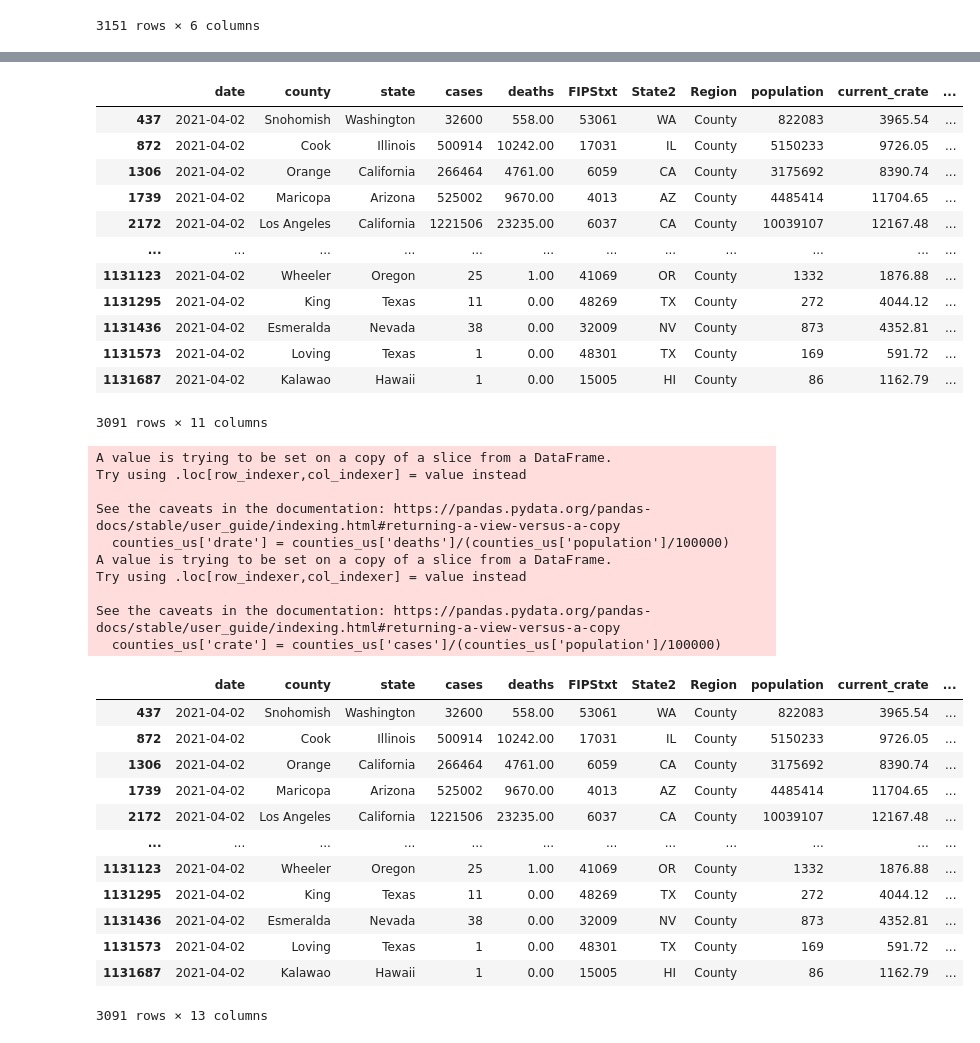
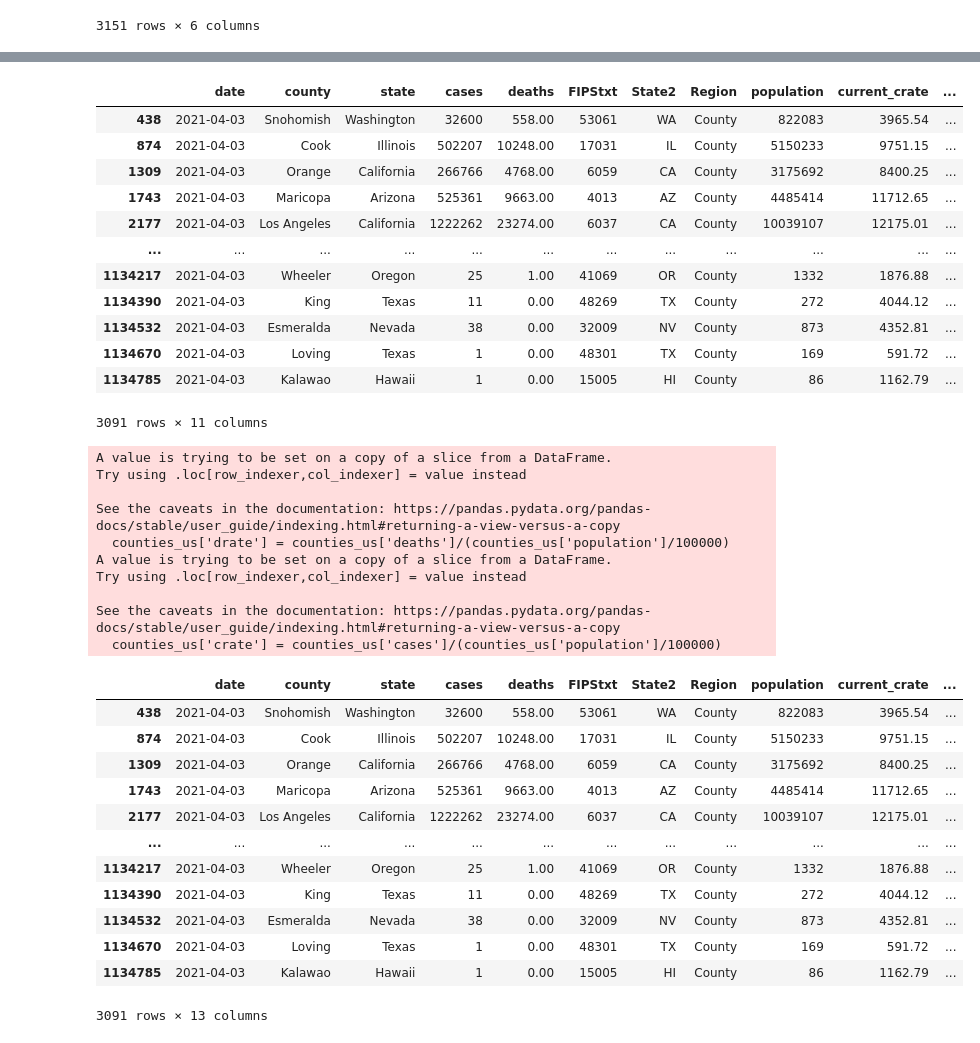
Before and after one commit to menlodoug/covid_crunching, a Jupyter notebook: pandas/COVID_USA.ipynb, the cells around one changed output, grey strips where cells are left out. Cells and saved outputs as stored; diff of their text form; code cells hidden in the pictures.

```diff
--- a/pandas/COVID_USA.ipynb
+++ b/pandas/COVID_USA.ipynb
@@ -94,21 +94,21 @@ counties
 # %%
 # Isolate data from most current day.
 
-counties_us = counties[(counties['date'] == '2021-04-02') & (counties['Region'] == 'County')]
+counties_us = counties[(counties['date'] == '2021-04-03') & (counties['Region'] == 'County')]
 counties_us
 # %% [output]
 |  | date | county | state | cases | deaths | FIPStxt | State2 | Region | population | current_crate | ... |
-| 437 | 2021-04-02 | Snohomish | Washington | 32600 | 558.00 | 53061 | WA | County | 822083 | 3965.54 | ... |
-| 872 | 2021-04-02 | Cook | Illinois | 500914 | 10242.00 | 17031 | IL | County | 5150233 | 9726.05 | ... |
-| 1306 | 2021-04-02 | Orange | California | 266464 | 4761.00 | 6059 | CA | County | 3175692 | 8390.74 | ... |
-| 1739 | 2021-04-02 | Maricopa | Arizona | 525002 | 9670.00 | 4013 | AZ | County | 4485414 | 11704.65 | ... |
-| 2172 | 2021-04-02 | Los Angeles | California | 1221506 | 23235.00 | 6037 | CA | County | 10039107 | 12167.48 | ... |
+| 438 | 2021-04-03 | Snohomish | Washington | 32600 | 558.00 | 53061 | WA | County | 822083 | 3965.54 | ... |
+| 874 | 2021-04-03 | Cook | Illinois | 502207 | 10248.00 | 17031 | IL | County | 5150233 | 9751.15 | ... |
+| 1309 | 2021-04-03 | Orange | California | 266766 | 4768.00 | 6059 | CA | County | 3175692 | 8400.25 | ... |
+| 1743 | 2021-04-03 | Maricopa | Arizona | 525361 | 9663.00 | 4013 | AZ | County | 4485414 | 11712.65 | ... |
+| 2177 | 2021-04-03 | Los Angeles | California | 1222262 | 23274.00 | 6037 | CA | County | 10039107 | 12175.01 | ... |
 | ... | ... | ... | ... | ... | ... | ... | ... | ... | ... | ... | ... |
-| 1131123 | 2021-04-02 | Wheeler | Oregon | 25 | 1.00 | 41069 | OR | County | 1332 | 1876.88 | ... |
-| 1131295 | 2021-04-02 | King | Texas | 11 | 0.00 | 48269 | TX | County | 272 | 4044.12 | ... |
-| 1131436 | 2021-04-02 | Esmeralda | Nevada | 38 | 0.00 | 32009 | NV | County | 873 | 4352.81 | ... |
-| 1131573 | 2021-04-02 | Loving | Texas | 1 | 0.00 | 48301 | TX | County | 169 | 591.72 | ... |
-| 1131687 | 2021-04-02 | Kalawao | Hawaii | 1 | 0.00 | 15005 | HI | County | 86 | 1162.79 | ... |
+| 1134217 | 2021-04-03 | Wheeler | Oregon | 25 | 1.00 | 41069 | OR | County | 1332 | 1876.88 | ... |
+| 1134390 | 2021-04-03 | King | Texas | 11 | 0.00 | 48269 | TX | County | 272 | 4044.12 | ... |
+| 1134532 | 2021-04-03 | Esmeralda | Nevada | 38 | 0.00 | 32009 | NV | County | 873 | 4352.81 | ... |
+| 1134670 | 2021-04-03 | Loving | Texas | 1 | 0.00 | 48301 | TX | County | 169 | 591.72 | ... |
+| 1134785 | 2021-04-03 | Kalawao | Hawaii | 1 | 0.00 | 15005 | HI | County | 86 | 1162.79 | ... |
 3091 rows × 11 columns
 # %%
 # Create up to date rates so rankings can be performed using the latest data.
@@ -129,17 +129,17 @@ Try using .loc[row_indexer,col_indexer] = value instead
 See the caveats in the documentation: https://pandas.pydata.org/pandas-docs/stable/user_guide/indexing.html#returning-a-view-versus-a-copy
   counties_us['crate'] = counties_us['cases']/(counties_us['population']/100000)
 |  | date | county | state | cases | deaths | FIPStxt | State2 | Region | population | current_crate | ... |
-| 437 | 2021-04-02 | Snohomish | Washington | 32600 | 558.00 | 53061 | WA | County | 822083 | 3965.54 | ... |
-| 872 | 2021-04-02 | Cook | Illinois | 500914 | 10242.00 | 17031 | IL | County | 5150233 | 9726.05 | ... |
-| 1306 | 2021-04-02 | Orange | California | 266464 | 4761.00 | 6059 | CA | County | 3175692 | 8390.74 | ... |
-| 1739 | 2021-04-02 | Maricopa | Arizona | 525002 | 9670.00 | 4013 | AZ | County | 4485414 | 11704.65 | ... |
-| 2172 | 2021-04-02 | Los Angeles | California | 1221506 | 23235.00 | 6037 | CA | County | 10039107 | 12167.48 | ... |
+| 438 | 2021-04-03 | Snohomish | Washington | 32600 | 558.00 | 53061 | WA | County | 822083 | 3965.54 | ... |
+| 874 | 2021-04-03 | Cook | Illinois | 502207 | 10248.00 | 17031 | IL | County | 5150233 | 9751.15 | ... |
+| 1309 | 2021-04-03 | Orange | California | 266766 | 4768.00 | 6059 | CA | County | 3175692 | 8400.25 | ... |
+| 1743 | 2021-04-03 | Maricopa | Arizona | 525361 | 9663.00 | 4013 | AZ | County | 4485414 | 11712.65 | ... |
+| 2177 | 2021-04-03 | Los Angeles | California | 1222262 | 23274.00 | 6037 | CA | County | 10039107 | 12175.01 | ... |
 | ... | ... | ... | ... | ... | ... | ... | ... | ... | ... | ... | ... |
-| 1131123 | 2021-04-02 | Wheeler | Oregon | 25 | 1.00 | 41069 | OR | County | 1332 | 1876.88 | ... |
-| 1131295 | 2021-04-02 | King | Texas | 11 | 0.00 | 48269 | TX | County | 272 | 4044.12 | ... |
-| 1131436 | 2021-04-02 | Esmeralda | Nevada | 38 | 0.00 | 32009 | NV | County | 873 | 4352.81 | ... |
-| 1131573 | 2021-04-02 | Loving | Texas | 1 | 0.00 | 48301 | TX | County | 169 | 591.72 | ... |
-| 1131687 | 2021-04-02 | Kalawao | Hawaii | 1 | 0.00 | 15005 | HI | County | 86 | 1162.79 | ... |
+| 1134217 | 2021-04-03 | Wheeler | Oregon | 25 | 1.00 | 41069 | OR | County | 1332 | 1876.88 | ... |
+| 1134390 | 2021-04-03 | King | Texas | 11 | 0.00 | 48269 | TX | County | 272 | 4044.12 | ... |
+| 1134532 | 2021-04-03 | Esmeralda | Nevada | 38 | 0.00 | 32009 | NV | County | 873 | 4352.81 | ... |
+| 1134670 | 2021-04-03 | Loving | Texas | 1 | 0.00 | 48301 | TX | County | 169 | 591.72 | ... |
+| 1134785 | 2021-04-03 | Kalawao | Hawaii | 1 | 0.00 | 15005 | HI | County | 86 | 1162.79 | ... |
 3091 rows × 13 columns
 # %%
 # Create ranking of infection rates by county for each state
```
Also changed, not shown: parts of 13 cells of this notebook, 29 other files.
